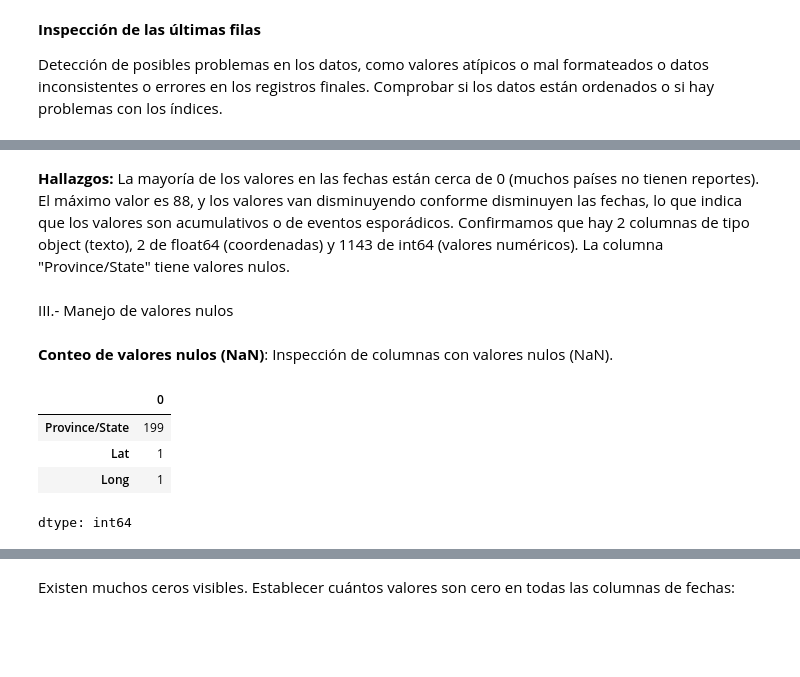
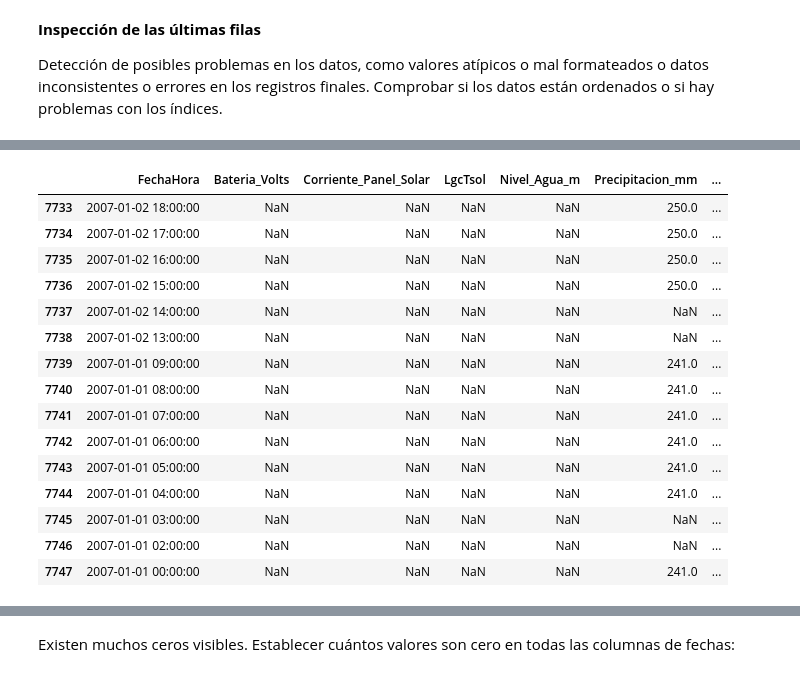
Before and after one commit to jasolano61/Sistemas-Ciberfisicos-y-Aprendizaje-automatico, a Jupyter notebook: AprendizajeAutomatico/tarea1/Tarea1.ipynb, the cells around one changed output, grey strips where cells are left out. Cells and saved outputs as stored; diff of their text form; code cells hidden in the pictures; blank space fills up the shorter version.

```diff
--- a/AprendizajeAutomatico/tarea1/Tarea1.ipynb
+++ b/AprendizajeAutomatico/tarea1/Tarea1.ipynb
@@ -122,0 +229,22 @@ df.head(20)
+# %%
+# Aplicar la clasificación del clima correctamente
+def clasificar_clima(temp, precip):
+    if pd.isnull(temp) or pd.isnull(precip):
+        return "Desconocido"
+    if temp < 15 and precip > 20:
+        return "Frío y Lluvioso"
+    elif temp < 15 and precip <= 20:
+        return "Frío y Seco"
+    elif 15 <= temp <= 25 and precip > 20:
+        return "Templado y Lluvioso"
+    elif 15 <= temp <= 25 and precip <= 20:
+        return "Templado y Seco"
+    elif temp > 25 and precip > 20:
+        return "Cálido y Lluvioso"
+    else:
+        return "Cálido y Seco"
+
+# Crear nueva columna categórica
+df_original_cleaned["Clasificacion_Clima"] = df_original_cleaned.apply(
+    lambda row: clasificar_clima(row["Temperatura_Agua_C"], row["Precipitacion_mm"]), axis=1
+)
@@ -191,18 +301,19 @@ df.describe()
-# %% [markdown]
-**Hallazgos:**
-La mayoría de los valores en las fechas están cerca de 0 (muchos países no tienen reportes).
-El máximo valor es 88, y los valores van disminuyendo conforme disminuyen las fechas, lo que indica que los valores son acumulativos o de eventos esporádicos.
-Confirmamos que hay 2 columnas de tipo object (texto), 2 de float64 (coordenadas) y 1143 de int64 (valores numéricos).
-La columna "Province/State" tiene valores nulos.
-# %% [markdown]
-III.- Manejo de valores nulos
-# %% [markdown]
-**Conteo de valores nulos (NaN)**: Inspección de columnas con valores nulos (NaN).
-# %%
-df.isnull().sum()[df.isnull().sum() > 0]
-# %% [output]
-|  | 0 |
-| Province/State | 199 |
-| Lat | 1 |
-| Long | 1 |
-dtype: int64
+# %%
+df_original_cleaned.tail(15)
+# %% [output]
+|  | FechaHora | Bateria_Volts | Corriente_Panel_Solar | LgcTsol | Nivel_Agua_m | Precipitacion_mm | ... |
+| 7733 | 2007-01-02 18:00:00 | NaN | NaN | NaN | NaN | 250.0 | ... |
+| 7734 | 2007-01-02 17:00:00 | NaN | NaN | NaN | NaN | 250.0 | ... |
+| 7735 | 2007-01-02 16:00:00 | NaN | NaN | NaN | NaN | 250.0 | ... |
+| 7736 | 2007-01-02 15:00:00 | NaN | NaN | NaN | NaN | 250.0 | ... |
+| 7737 | 2007-01-02 14:00:00 | NaN | NaN | NaN | NaN | NaN | ... |
+| 7738 | 2007-01-02 13:00:00 | NaN | NaN | NaN | NaN | NaN | ... |
+| 7739 | 2007-01-01 09:00:00 | NaN | NaN | NaN | NaN | 241.0 | ... |
+| 7740 | 2007-01-01 08:00:00 | NaN | NaN | NaN | NaN | 241.0 | ... |
+| 7741 | 2007-01-01 07:00:00 | NaN | NaN | NaN | NaN | 241.0 | ... |
+| 7742 | 2007-01-01 06:00:00 | NaN | NaN | NaN | NaN | 241.0 | ... |
+| 7743 | 2007-01-01 05:00:00 | NaN | NaN | NaN | NaN | 241.0 | ... |
+| 7744 | 2007-01-01 04:00:00 | NaN | NaN | NaN | NaN | 241.0 | ... |
+| 7745 | 2007-01-01 03:00:00 | NaN | NaN | NaN | NaN | NaN | ... |
+| 7746 | 2007-01-01 02:00:00 | NaN | NaN | NaN | NaN | NaN | ... |
+| 7747 | 2007-01-01 00:00:00 | NaN | NaN | NaN | NaN | 241.0 | ... |
```
Also changed, not shown: parts of 91 cells of this notebook.
